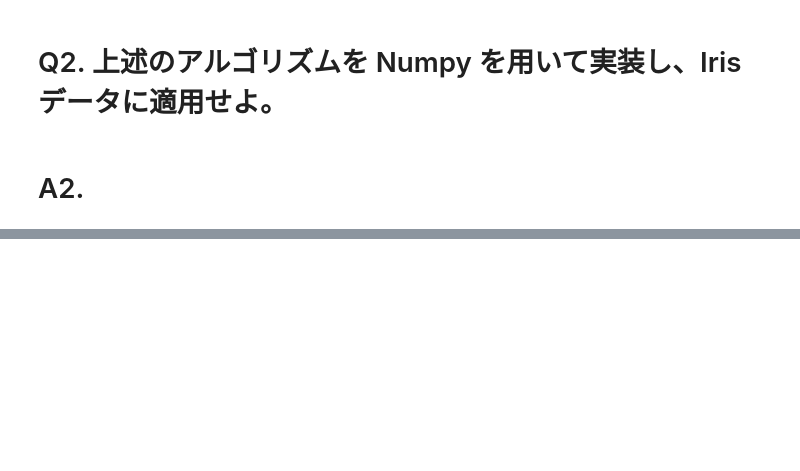
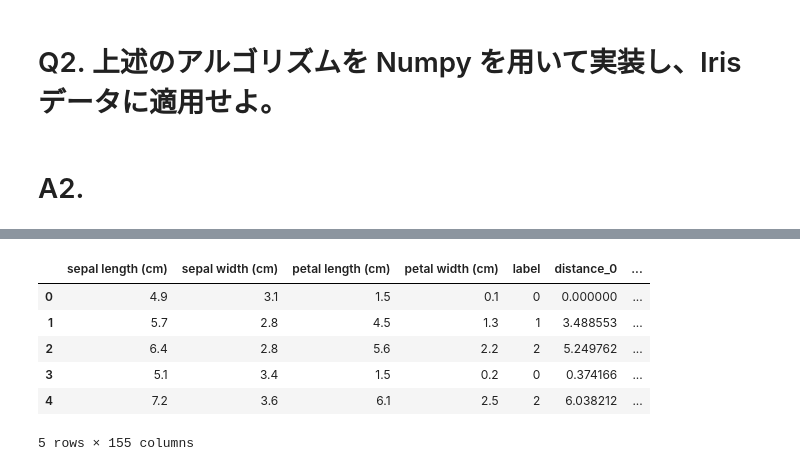
Before and after one commit to mpsamurai/ml-101-exercises, a Jupyter notebook: 02_kNN/teraoka/k-nearest_neighbors.ipynb, the cells around one changed output, grey strips where cells are left out. Cells and saved outputs as stored; diff of their text form; code cells hidden in the pictures; blank space fills up the shorter version.

```diff
--- a/02_kNN/teraoka/k-nearest_neighbors.ipynb
+++ b/02_kNN/teraoka/k-nearest_neighbors.ipynb
@@ -22,0 +85,9 @@ k-nearest neightborsを用いたクラス分類である。
+# %%
+# irisデータをdataframeへ(カラム名はデータセットについている花弁とガクの長さと幅)
+df = pd.DataFrame(
+    iris.data,
+    columns = iris.feature_names
+)
+df["label"] = iris.target  # irisデータセットにあるラベルを列を追加
+# %%
+df = df.sample(frac=1).reset_index(drop=True)  # irisデータをシャッフルし、インデックスを0から順に直す
@@ -22,0 +117,4 @@ k-nearest neightborsを用いたクラス分類である。
+# %%
+"""全データがそれぞれのデータ対しての距離を出す(150 x 150 種類)"""
+square_matrix = scipy.spatial.distance.squareform(scipy.spatial.distance.pdist(df, metric='euclidean'))  # 正方行列取得(対角成分も含まれる)
+square_matrix[0]
@@ -22,0 +143,10 @@ k-nearest neightborsを用いたクラス分類である。
+# %%
+df.head()
+# %% [output]
+|  | sepal length (cm) | sepal width (cm) | petal length (cm) | petal width (cm) | label | distance_0 | ... |
+| 0 | 4.9 | 3.1 | 1.5 | 0.1 | 0 | 0.000000 | ... |
+| 1 | 5.7 | 2.8 | 4.5 | 1.3 | 1 | 3.488553 | ... |
+| 2 | 6.4 | 2.8 | 5.6 | 2.2 | 2 | 5.249762 | ... |
+| 3 | 5.1 | 3.4 | 1.5 | 0.2 | 0 | 0.374166 | ... |
+| 4 | 7.2 | 3.6 | 6.1 | 2.5 | 2 | 6.038212 | ... |
+5 rows × 155 columns
```
Also changed, not shown: parts of 26 cells of this notebook, 5 other files.
